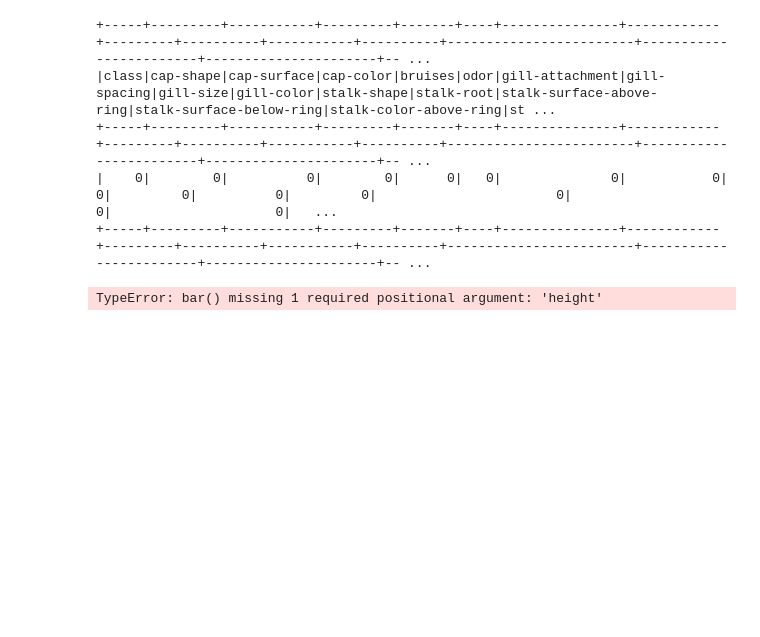
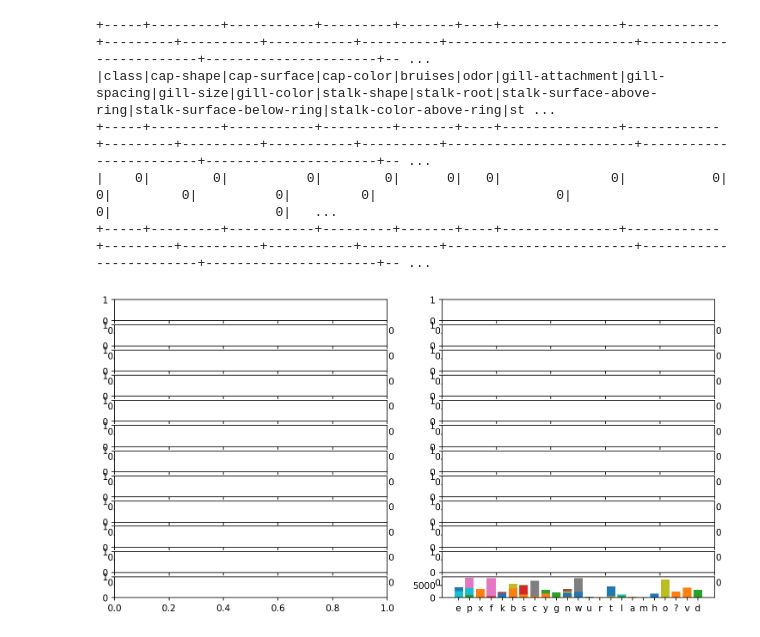
Before and after one commit to AlexGonRo/PP-PySparkNotes, a Jupyter notebook: PySpark_mlops.ipynb, the cells around one changed output. Drawn from its saved outputs; the diff is of its cells as text; code cells hidden in the pictures; blank space fills up the shorter version.

Commit message:
Fixed visualization

```diff
--- a/PySpark_mlops.ipynb
+++ b/PySpark_mlops.ipynb
@@ -62,36 +62,31 @@ null_df.show()
 # %%
 import math
 # Plot data distribution of a column
 from matplotlib import pyplot as plt
 from itertools import product
 %matplotlib inline
 plt.rcParams['figure.dpi'] = 150
 
-def plot_column_dist(df, col, ax=None, size=(12, 6)):
+def plot_column_dist(df, col, ax=None):
     if ax is None:
         ax = plt.gca()
     agg_df = df.groupBy(col).agg(F.count('*').alias('count')).toPandas()
     agg_df = agg_df.sort_values('count', ascending=False)
-    plt.bar(data=agg_df, x=col, y='count',
-                color='#7db0bc', ax=ax, size=size)
+    plt.bar(agg_df[agg_df.columns[0]], agg_df['count'])
 
 def plot_columns_dist(df, cols, figrows, figcols, size=(12, 6)):
     assert len(cols) <= figrows * figcols
-    fig, axs = plt.subplots(figrows, figcols)
-    if figrows == 1:
-        axs = [axs]
-    if figcols == 1:
-        axs = [[ax] for ax in axs]
+    fig, axs = plt.subplots(figrows, figcols, figsize=size)
     for i, j in product(range(figrows), range(figcols)):
         if i*figcols + j >= len(cols):
             break
         col = cols[i*figcols + j]
-        plot_column_dist(df, col, ax=axs[i][j], size=size)
+        plot_column_dist(df, col, ax=axs[i][j])
         #axs[i][j].set_xticklabels(axs[i][j].get_xticklabels(), rotation=30)
     return fig
 
 columns = mush_df.columns
 
 plot_columns_dist(mush_df, columns, math.ceil(len(columns) / 2), 2) # Writing here a .show() gave me a lot of problems. Always the same thing with Jupyter and matplotlib
 # %% [output]
-TypeError: bar() missing 1 required positional argument: 'height'
+[figure, added]
```
